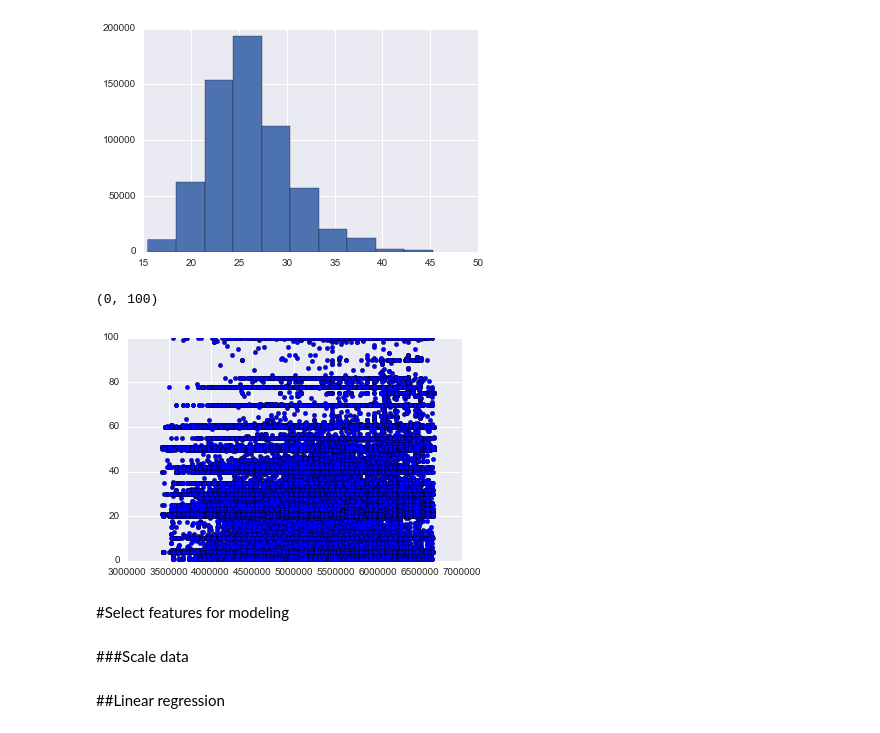
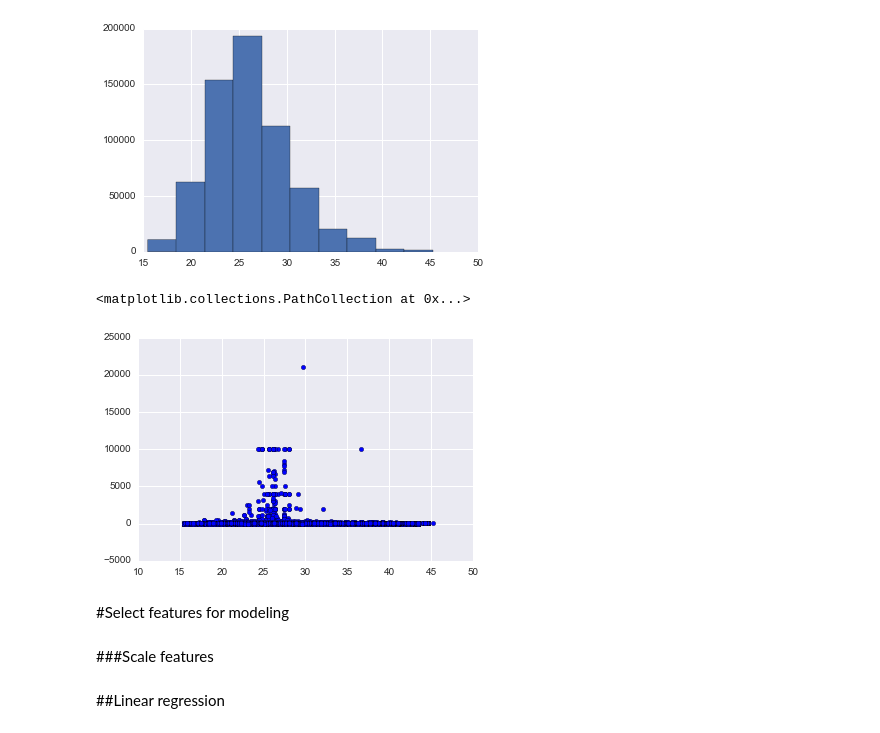
Before and after one commit to NunoEdgarGFlowHub/ethereum_blockchain, a Jupyter notebook: notebooks/modeling.ipynb, the cells around one changed output. Saved outputs shown, nothing was run; the diff lists cells and outputs as text; code cells hidden in the pictures.

```diff
--- a/notebooks/modeling.ipynb
+++ b/notebooks/modeling.ipynb
@@ -151,11 +155,10 @@ merged['avg_blocktime'].hist()
 <matplotlib.axes._subplots.AxesSubplot at 0x...>
 [figure]
 # %%
-plt.scatter(merged['avg_gasUsed_b'], merged['price_gwei'])
-plt.ylim(0,100)
+plt.scatter(merged['avg_blocktime'], merged['price_gwei'])
 # %% [output]
-(0, 100)
+<matplotlib.collections.PathCollection at 0x...>
-[figure, old version]
+[figure, new version]
 # %% [markdown]
 #Select features for modeling
 # %%
@@ -179,5 +182,5 @@ X = merged[features].values
 y = merged['price_gwei'].values
 X_train, X_test, y_train, y_test = train_test_split(X, y)
 # %% [markdown]
-###Scale data
+###Scale features
 # %%
```
Also changed, not shown: parts of 10 cells of this notebook, 5 other files.
